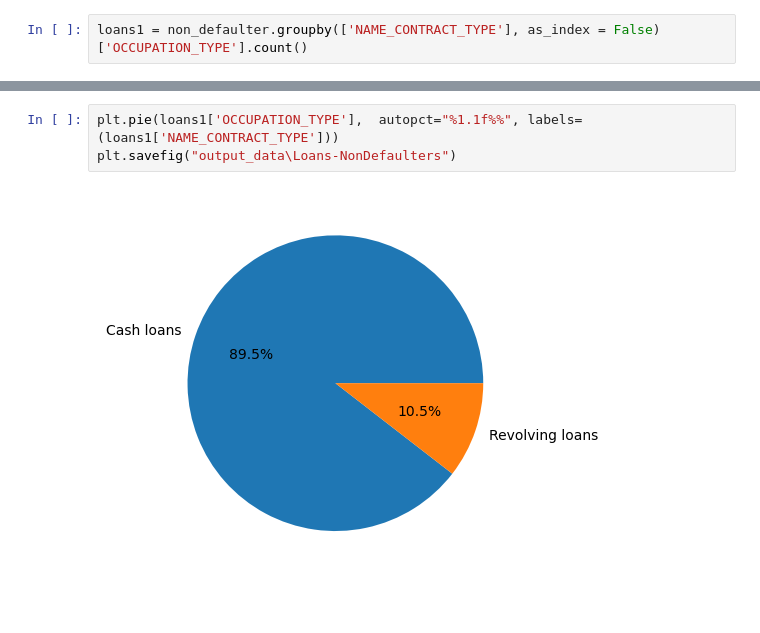
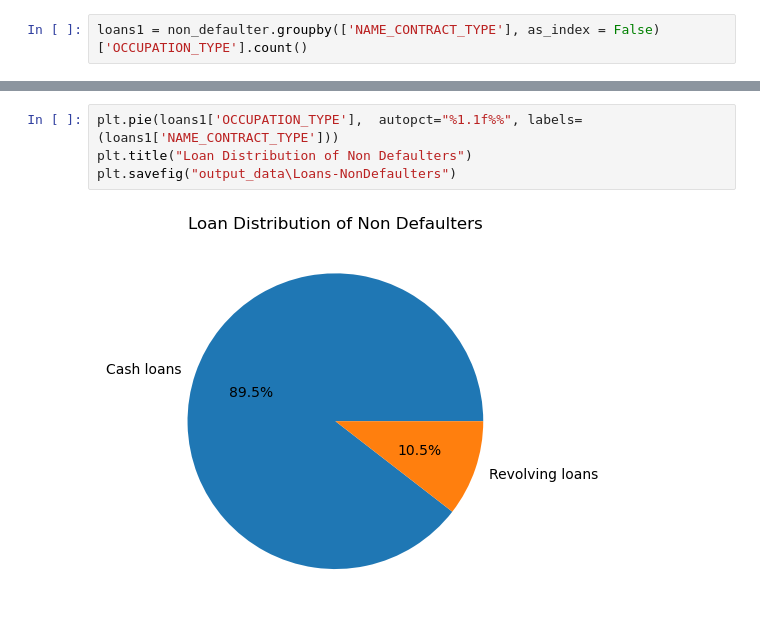
Before and after one commit to rwoodill/credit-card-defaulter-analysis, a Jupyter notebook: main maha.ipynb, the cells around one changed output, grey strips where cells are left out. Saved outputs shown, nothing was run; the diff lists cells and outputs as text; blank space fills up the shorter version.

```diff
--- a/main maha.ipynb
+++ b/main maha.ipynb
@@ -174,6 +175,7 @@ plt.savefig("output_data\Loans-Defaulters")
 [figure]
 # %%
 plt.pie(loans1['OCCUPATION_TYPE'],  autopct="%1.1f%%", labels=(loans1['NAME_CONTRACT_TYPE']))
+plt.title("Loan Distribution of Non Defaulters")
 plt.savefig("output_data\Loans-NonDefaulters")
 # %% [output]
-[figure, old version]
+[figure, new version]
```
Also changed, not shown: parts of 1 cell of this notebook.
